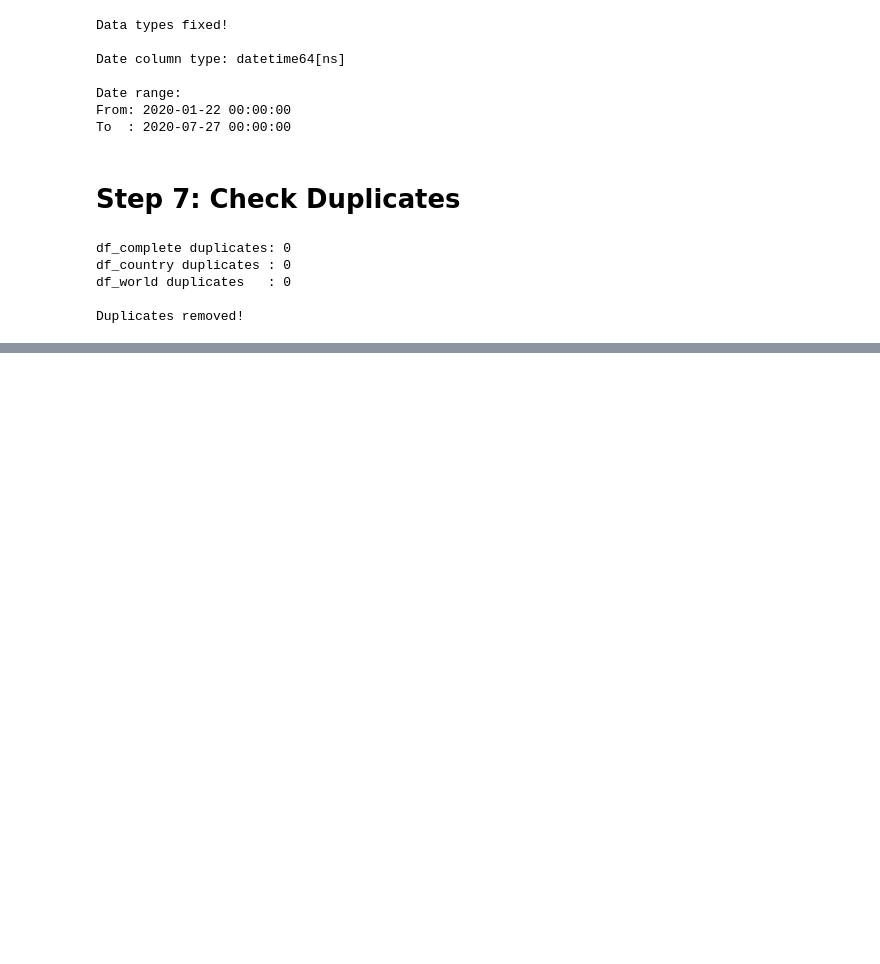
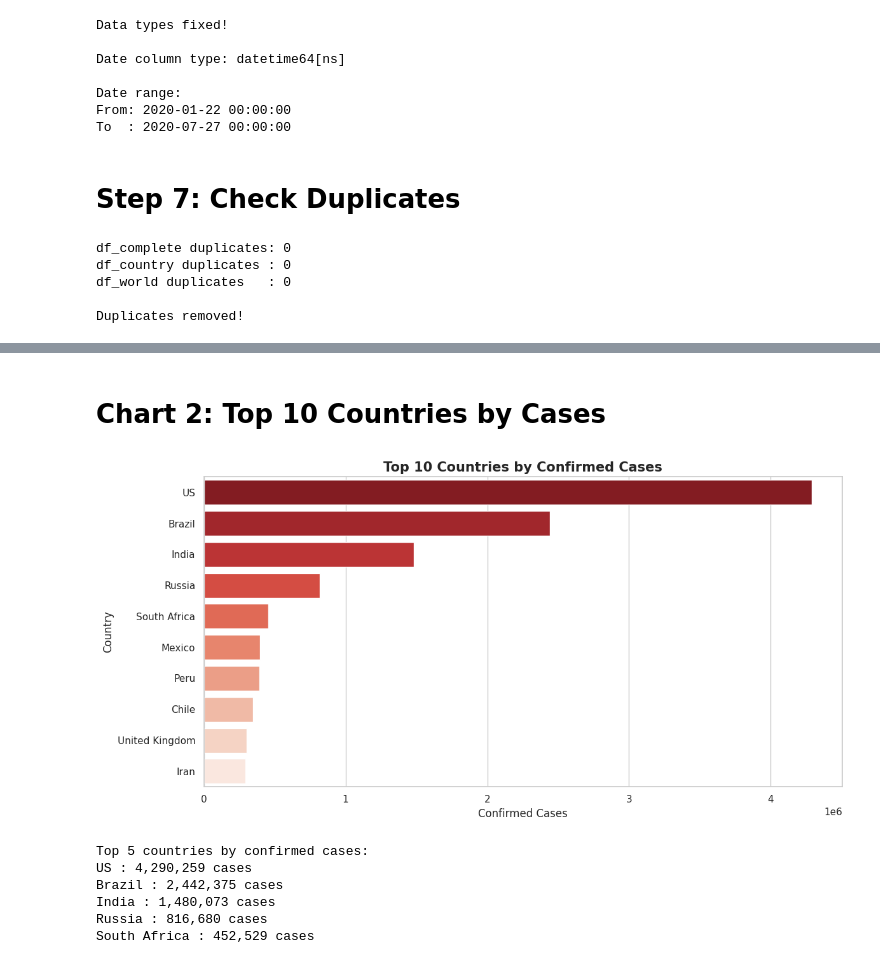
Before and after one commit to AiWriter404/covid19-global-analysis, a Jupyter notebook: covid19-global-analysis.ipynb, the cells around one changed output, grey strips where cells are left out. Saved outputs shown, nothing was run; the diff lists cells and outputs as text; code cells hidden in the pictures; blank space fills up the shorter version.

```diff
--- a/covid19-global-analysis.ipynb
+++ b/covid19-global-analysis.ipynb
@@ -212,0 +301,31 @@ Duplicates removed!
+# %% [markdown]
+# **Chart 2: Top 10 Countries by Cases**
+# %%
+# Top 10 Countries by Confirmed Cases
+
+top_countries = df_country.nlargest(10, 'Confirmed')[['Country/Region', 'Confirmed', 'Deaths']]
+top_countries.columns = ['Country', 'Confirmed', 'Deaths']
+
+plt.figure(figsize=(12, 6))
+
+sns.barplot(data=top_countries, x='Confirmed', y='Country', palette='Reds_r')
+
+plt.title('Top 10 Countries by Confirmed Cases',
+          fontsize=15, fontweight='bold')
+plt.xlabel('Confirmed Cases')
+plt.ylabel('Country')
+plt.tight_layout()
+plt.show()
+
+# summary
+print('Top 5 countries by confirmed cases:')
+for i, row in top_countries.head().iterrows():
+    print(f"{row['Country']} : {row['Confirmed']:,} cases")
+# %% [output]
+[figure, added]
+Top 5 countries by confirmed cases:
+US : 4,290,259 cases
+Brazil : 2,442,375 cases
+India : 1,480,073 cases
+Russia : 816,680 cases
+South Africa : 452,529 cases
```
Also changed, not shown: parts of 13 cells of this notebook.
